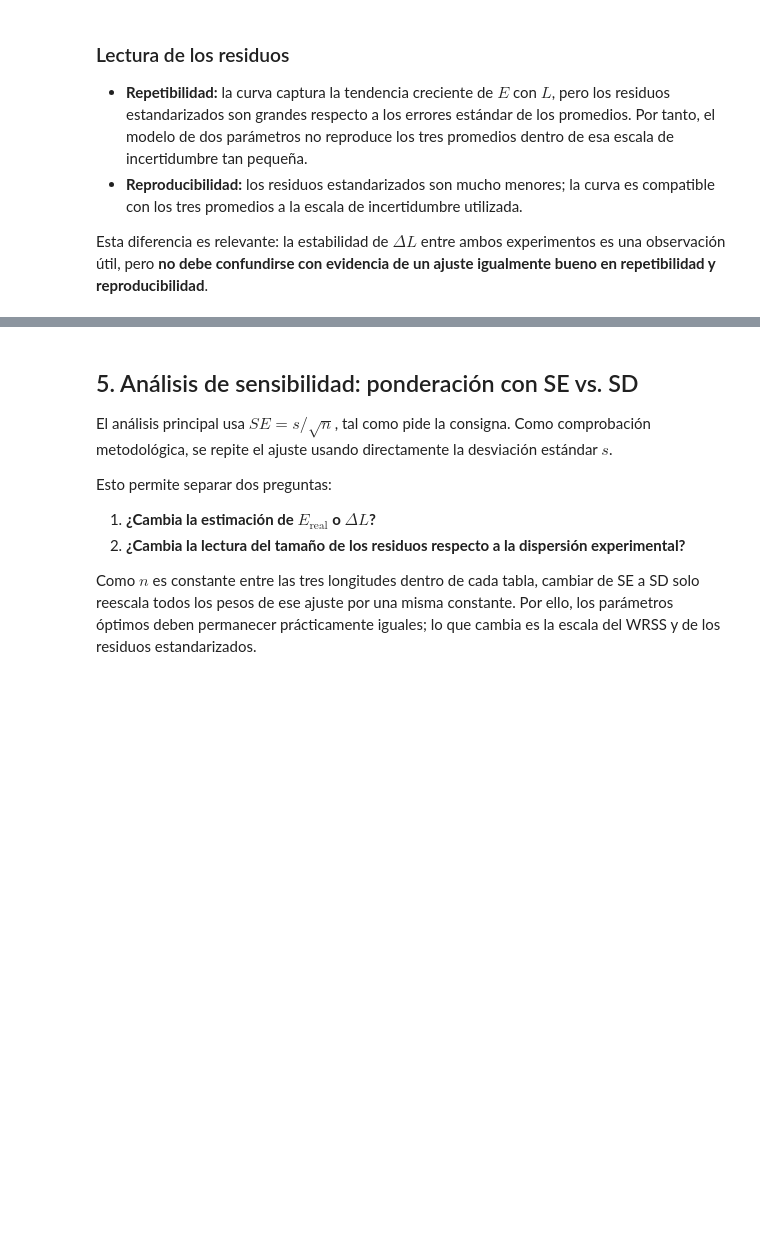
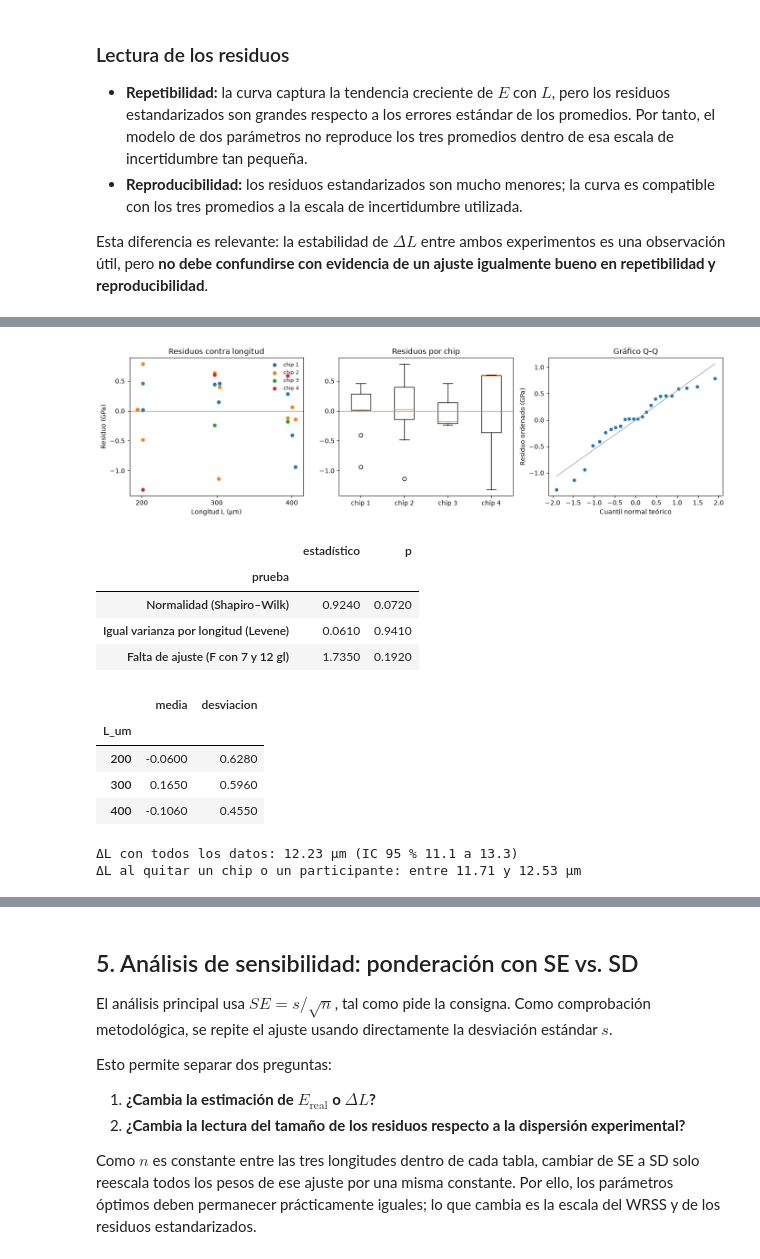
Before and after one commit to isabellaarangor/proyecto-integrador-team39-MNA, a Jupyter notebook: notebooks/EDA_Brazo1_NIST.ipynb, the cells around one changed output, grey strips where cells are left out. Cells and saved outputs as stored; diff of their text form; code cells hidden in the pictures; blank space fills up the shorter version.

```diff
--- a/notebooks/EDA_Brazo1_NIST.ipynb
+++ b/notebooks/EDA_Brazo1_NIST.ipynb
@@ -715,0 +727,52 @@ Con solo tres observaciones por ajuste no es posible realizar un diagnóstico de
+# %%
+from scipy import stats
+
+from pinn_mems.nist.brazo1 import diagnose_chip_fit, load_fig6_reproducibility
+
+diag = diagnose_chip_fit(load_fig6_reproducibility())
+res = diag["residuals"]
+
+fig, ejes = plt.subplots(1, 3, figsize=(14, 4))
+for chip, g in res.groupby("chip"):
+    ejes[0].scatter(g["L_um"] + np.random.default_rng(0).uniform(-6, 6, len(g)), g["residual_GPa"], label=chip, s=25)
+ejes[0].axhline(0, color="#999", linewidth=1)
+ejes[0].set_xticks([200, 300, 400])
+ejes[0].set_xlabel("Longitud L (µm)")
+ejes[0].set_ylabel("Residuo (GPa)")
+ejes[0].set_title("Residuos contra longitud")
+ejes[0].legend(fontsize=8, frameon=False)
+
+chips = sorted(res["chip"].unique())
+ejes[1].boxplot([res.loc[res["chip"] == c, "residual_GPa"] for c in chips], tick_labels=chips)
+ejes[1].axhline(0, color="#999", linewidth=1)
+ejes[1].set_title("Residuos por chip")
+
+(teorico, observado), (pendiente, ordenada, _) = stats.probplot(res["residual_GPa"])
+ejes[2].scatter(teorico, observado, s=20)
+ejes[2].plot(teorico, pendiente * teorico + ordenada, color="#999", linewidth=1)
+ejes[2].set_xlabel("Cuantil normal teórico")
+ejes[2].set_ylabel("Residuo ordenado (GPa)")
+ejes[2].set_title("Gráfico Q-Q")
+fig.tight_layout()
+plt.show()
+
+display(diag["tests"].round(3))
+display(diag["by_length"].round(3))
+lo, hi = diag["delta_L_leave_one_out"]
+ci = diag["fit"]["delta_L_ci95"]
+print(f"ΔL con todos los datos: {diag['fit']['delta_L_um']:.2f} µm (IC 95 % {ci[0]:.1f} a {ci[1]:.1f})")
+print(f"ΔL al quitar un chip o un participante: entre {lo:.2f} y {hi:.2f} µm")
+# %% [output]
+[figure, added]
+|  | estadístico | p |
+| prueba |  |  |
+| Normalidad (Shapiro–Wilk) | 0.9240 | 0.0720 |
+| Igual varianza por longitud (Levene) | 0.0610 | 0.9410 |
+| Falta de ajuste (F con 7 y 12 gl) | 1.7350 | 0.1920 |
+|  | media | desviacion |
+| L_um |  |  |
+| 200 | -0.0600 | 0.6280 |
+| 300 | 0.1650 | 0.5960 |
+| 400 | -0.1060 | 0.4550 |
+ΔL con todos los datos: 12.23 µm (IC 95 % 11.1 a 13.3)
+ΔL al quitar un chip o un participante: entre 11.71 y 12.53 µm
```
Also changed, not shown: parts of 4 cells of this notebook, 3 other files.
